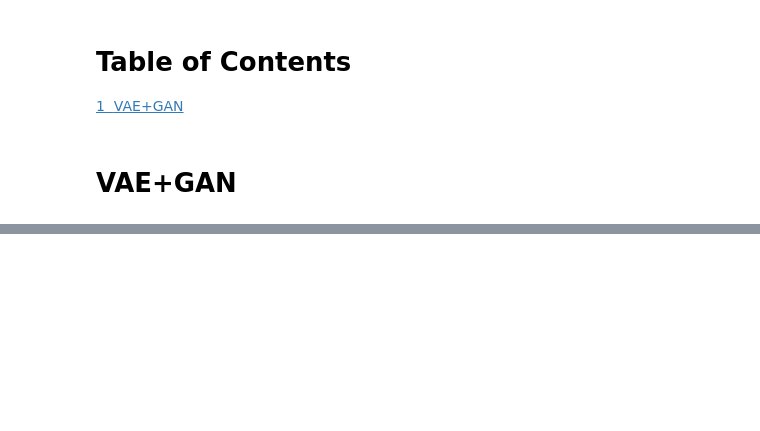
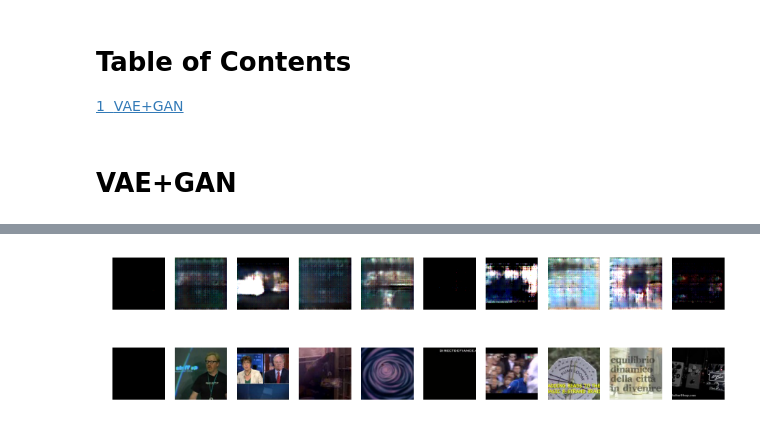
Before and after one commit to tok41/chainer-samples, a Jupyter notebook: chainer-VAEGAN/fauxtograph/test_vaegan-Copy1.ipynb, the cells around one changed output, grey strips where cells are left out. Cells and saved outputs as stored; diff of their text form; code cells hidden in the pictures; blank space fills up the shorter version.

Commit message:
test vargan

```diff
--- a/chainer-VAEGAN/fauxtograph/test_vaegan-Copy1.ipynb
+++ b/chainer-VAEGAN/fauxtograph/test_vaegan-Copy1.ipynb
@@ -105,9 +105,9 @@ class VAEGAN(object):
         rec = self._decode(encoded, test=test)
         normer = reduce(lambda x, y: x*y, means.data.shape) # データ数
         kl_loss = F.gaussian_kl_divergence(means, ln_vars)/normer
-        print 'means={}'.format(means.data.shape)
-        print 'ln_vars={}'.format(ln_vars.data.shape)
-        print 'kl_loss={}, normer={}'.format(kl_loss.data, normer)
+        #print 'means={}'.format(means.data.shape)
+        #print 'ln_vars={}'.format(ln_vars.data.shape)
+        #print 'kl_loss={}, normer={}'.format(kl_loss.data, normer)
 
         # zのサンプル
         samp_p = np.random.standard_normal(means.data.shape).astype('float32')
@@ -229,6 +229,8 @@ class VAEGAN(object):
         c_samples = np.random.standard_normal((width, self.latent_width)).astype(np.float32)
         save_counter = 0
 
+        df_col = ['epoch', 'enc_loss', 'dec_loss', 'dis_loss', 'GAN_loss', 'like_loss', 'prior_loss', 'L_base', 'L_rec', 'L_p']
+        self.loss_buf = pd.DataFrame(columns=df_col)
         for epoch in range(1, n_epochs + 1):
             print('epoch: %i' % epoch)
             t1 = time.time()
@@ -240,6 +242,10 @@ class VAEGAN(object):
             sum_l_gan = 0.
             sum_l_like = 0.
             sum_l_prior = 0.
+
+            sum_l_b_gan = 0.
+            sum_l_r_gan = 0.
+            sum_l_s_gan = 0.
             count = 0
             for i in tqdm.tqdm(batch_iter):
                 x = img_data[indexes[i: i + batch_size]]
@@ -294,6 +300,10 @@ class VAEGAN(object):
                 sum_l_gan += l_gan.data
                 sum_l_like += l_like.data
                 sum_l_prior += l_prior.data
+
+                sum_l_b_gan += L_batch_GAN.data
+                sum_l_r_gan += L_rec_GAN.data
+                sum_l_s_gan += L_samp_GAN.data
                 count += 1
 
                 #plot_data = img_data[indexes[:width]]
@@ -304,12 +314,19 @@ class VAEGAN(object):
             sum_l_gan /= n_batches
             sum_l_like /= n_batches
             sum_l_prior /= n_batches
+            sum_l_b_gan /= n_batches
+            sum_l_r_gan /= n_batches
+            sum_l_s_gan /= n_batches
             msg = "enc_loss = {0}, dec_loss = {1} , disc_loss = {2}"
             msg2 = "gan_loss = {0}, sim_loss = {1}, kl_loss = {2}"
             print(msg.format(sum_l_enc, sum_l_dec, sum_l_disc))
             print(msg2.format(sum_l_gan, sum_l_like, sum_l_prior))
             t_diff = time.time()-t1
             print("time: %f\n\n" % t_diff)
+            df_tmp = pd.DataFrame([[epoch,
+                                    sum_l_enc, sum_l_dec, sum_l_disc, sum_l_gan, sum_l_like, sum_l_prior,
+                                    sum_l_b_gan, sum_l_r_gan, sum_l_s_gan]], columns=df_col)
+            self.loss_buf = self.loss_buf.append(df_tmp, ignore_index=True)
 # %%
 vg = VAEGAN(img_width=96, img_height=96, flag_gpu=True)
 # %%
@@ -368,0 +462,22 @@ plt.show()
+# %%
+x_tmp = x_all[:10]
+z_tmp = vg.transform(x_tmp, test=True)
+img_tmp = vg.inverse_transform(z_tmp, test=True)
+
+plt.figure(figsize=(16,3))
+for i in range(10):
+    plt.subplot(1, 10, i+1)
+    plt.imshow(img_tmp[i])
+    plt.axis("off")
+plt.show()
+# %% [output]
+[figure, added]
+# %%
+plt.figure(figsize=(16,3))
+for i in range(10):
+    plt.subplot(1, 10, i+1)
+    plt.imshow(x_tmp[i].transpose(1,2,0))
+    plt.axis("off")
+plt.show()
+# %% [output]
+[figure, added]
```
Also changed, not shown: parts of 6 cells of this notebook, 16 other files.
